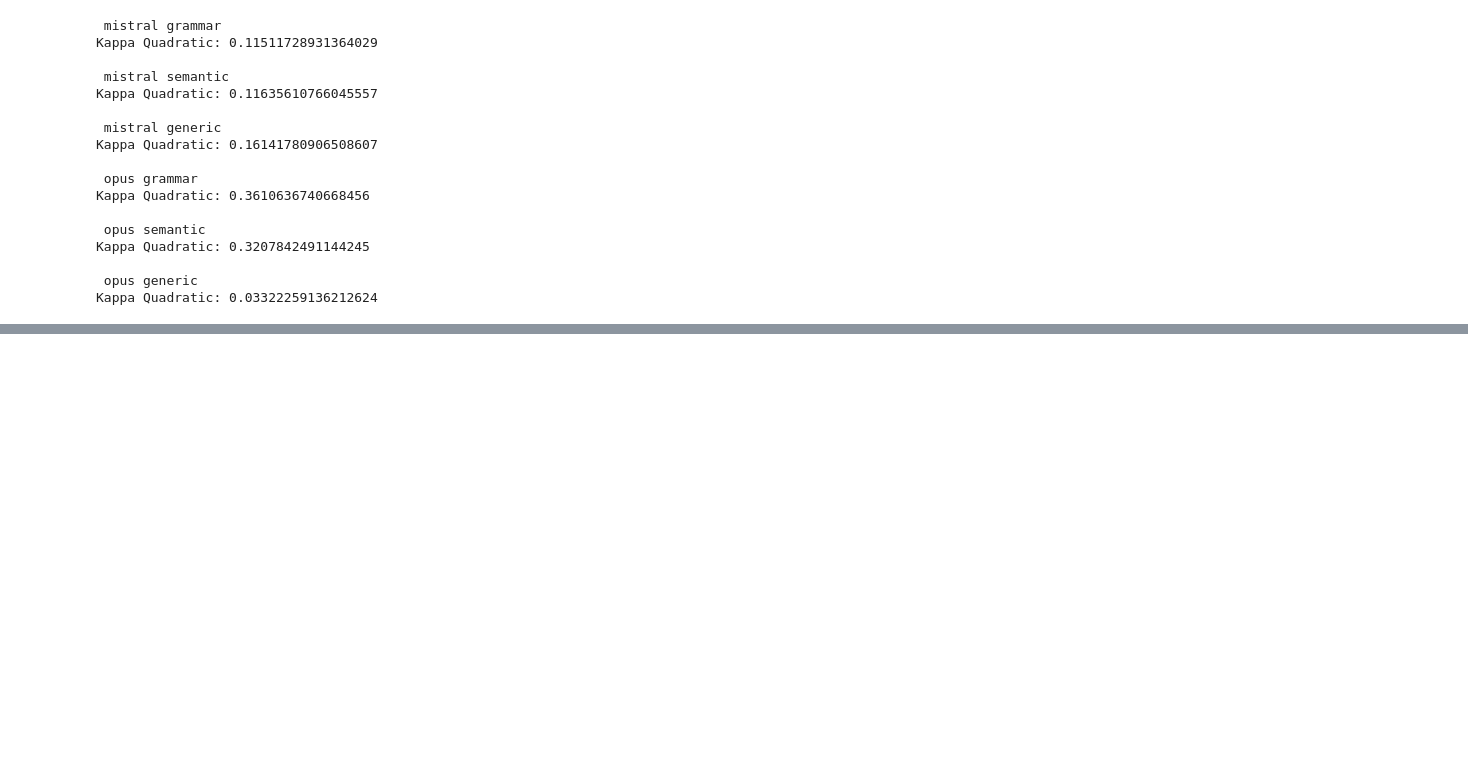
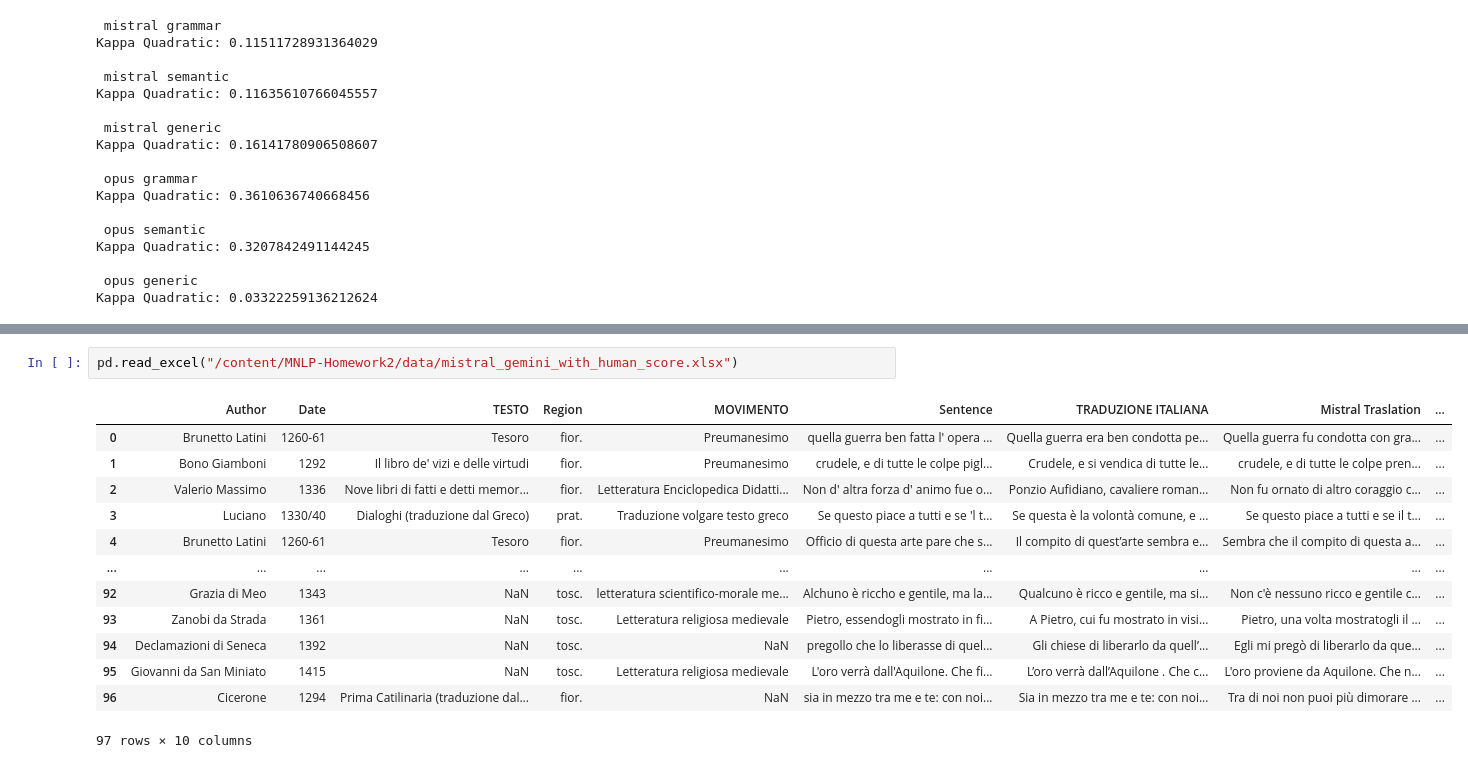
Before and after one commit to Alessio-Olivieri/MNLP-Homework2, a Jupyter notebook: Prometheus.ipynb, the cells around one changed output, grey strips where cells are left out. Saved outputs shown, nothing was run; the diff lists cells and outputs as text; blank space fills up the shorter version.

```diff
--- a/Prometheus.ipynb
+++ b/Prometheus.ipynb
@@ -507,0 +578,16 @@ dtype: float64
+# %%
+pd.read_excel("/content/MNLP-Homework2/data/mistral_gemini_with_human_score.xlsx")
+# %% [output]
+|  | Author | Date | TESTO | Region | MOVIMENTO | Sentence | TRADUZIONE ITALIANA | Mistral Traslation | ... |
+| 0 | Brunetto Latini | 1260-61 | Tesoro | fior. | Preumanesimo | quella guerra ben fatta l' opera ... | Quella guerra era ben condotta pe... | Quella guerra fu condotta con gra... | ... |
+| 1 | Bono Giamboni | 1292 | Il libro de' vizi e delle virtudi | fior. | Preumanesimo | crudele, e di tutte le colpe pigl... | Crudele, e si vendica di tutte le... | crudele, e di tutte le colpe pren... | ... |
+| 2 | Valerio Massimo | 1336 | Nove libri di fatti e detti memor... | fior. | Letteratura Enciclopedica Didatti... | Non d' altra forza d' animo fue o... | Ponzio Aufidiano, cavaliere roman... | Non fu ornato di altro coraggio c... | ... |
+| 3 | Luciano | 1330/40 | Dialoghi (traduzione dal Greco) | prat. | Traduzione volgare testo greco | Se questo piace a tutti e se 'l t... | Se questa è la volontà comune, e ... | Se questo piace a tutti e se il t... | ... |
+| 4 | Brunetto Latini | 1260-61 | Tesoro | fior. | Preumanesimo | Officio di questa arte pare che s... | Il compito di quest’arte sembra e... | Sembra che il compito di questa a... | ... |
+| ... | ... | ... | ... | ... | ... | ... | ... | ... | ... |
+| 92 | Grazia di Meo | 1343 | NaN | tosc. | letteratura scientifico-morale me... | Alchuno è riccho e gentile, ma la... | Qualcuno è ricco e gentile, ma si... | Non c'è nessuno ricco e gentile c... | ... |
+| 93 | Zanobi da Strada | 1361 | NaN | tosc. | Letteratura religiosa medievale | Pietro, essendogli mostrato in fi... | A Pietro, cui fu mostrato in visi... | Pietro, una volta mostratogli il ... | ... |
+| 94 | Declamazioni di Seneca | 1392 | NaN | tosc. | NaN | pregollo che lo liberasse di quel... | Gli chiese di liberarlo da quell’... | Egli mi pregò di liberarlo da que... | ... |
+| 95 | Giovanni da San Miniato | 1415 | NaN | tosc. | Letteratura religiosa medievale | L'oro verrà dall'Aquilone. Che fi... | L’oro verrà dall’Aquilone . Che c... | L'oro proviene da Aquilone. Che n... | ... |
+| 96 | Cicerone | 1294 | Prima Catilinaria (traduzione dal... | fior. | NaN | sia in mezzo tra me e te: con noi... | Sia in mezzo tra me e te: con noi... | Tra di noi non puoi più dimorare ... | ... |
+97 rows × 10 columns
```
Also changed, not shown: parts of 2 cells of this notebook.
